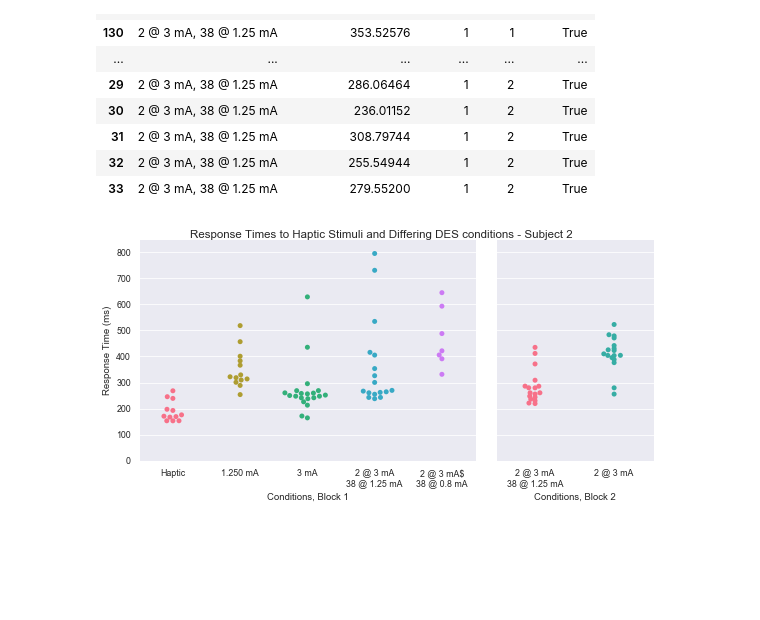
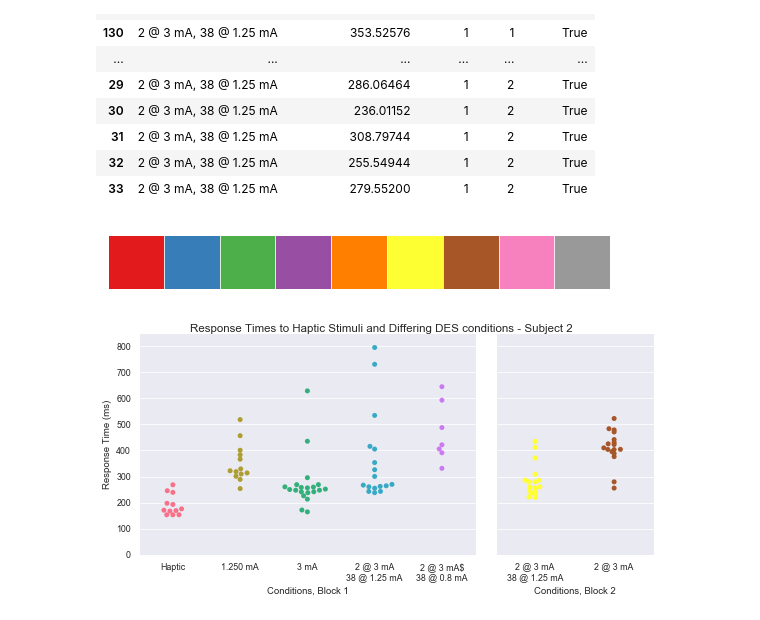
Before and after one commit to davidjuliancaldwell/StimulationResponseTimingPython, a Jupyter notebook: 3ada8b_priming.ipynb, the cells around one changed output. Saved outputs shown, nothing was run; the diff lists cells and outputs as text; code cells hidden in the pictures; blank space fills up the shorter version.

Commit message:
minor changes for colors

```diff
--- a/3ada8b_priming.ipynb
+++ b/3ada8b_priming.ipynb
@@ -138,6 +138,11 @@ dataCleaned[dataCleaned['Experiment'] == '2 @ 3 mA, 38 @ 1.25 mA']
 | 31 | 2 @ 3 mA, 38 @ 1.25 mA | 308.79744 | 1 | 2 | True |
 | 32 | 2 @ 3 mA, 38 @ 1.25 mA | 255.54944 | 1 | 2 | True |
 | 33 | 2 @ 3 mA, 38 @ 1.25 mA | 279.55200 | 1 | 2 | True |
+# %%
+color_pal=sns.choose_colorbrewer_palette('qualitative')
+color_pal_2_v2 = color_pal[5:7]
+# %% [output]
+[figure, added]
 # %%
 
 fig = plt.figure(figsize=(8,4))
@@ -147,7 +152,12 @@ sns.set_context("paper")
 sns.swarmplot('Experiment',"Response Time (ms)",data=dataCleaned[dataCleaned.block == '1'],palette='husl')
 
 ax3 = plt.subplot2grid((1, 3), (0,2 ), colspan=1)
-sns.swarmplot('Experiment',"Response Time (ms)",data=dataCleaned[dataCleaned.block == '2'],palette='husl')
+
+# set the color palette
+
+
+
+sns.swarmplot('Experiment',"Response Time (ms)",data=dataCleaned[dataCleaned.block == '2'],palette=color_pal_2_v2)
 
 ax2.set_xlabel('Conditions, Block 1')
 ax3.set_xlabel('Conditions, Block 2')
@@ -155,33 +165,33 @@ ax3.set_ylabel('')
 ax3.set_yticklabels('')
 ax2.set_title('')
 ax3.set_title('')
 
 figIndividual = plt.gcf()
 
 title = fig.suptitle('Response Times to Haptic Stimuli and Differing DES conditions - Subject 2') # can also get the figure from plt.gcf()
 
 xlab1 = ['Haptic','1.250 mA','3 mA','2 @ 3 mA','2 @ 3 mA$']
 xlab2 = ['','','','38 @ 1.25 mA','38 @ 0.8 mA']
 xlabels = ["{}\n{}".format(x1, x2) for x1, x2, in zip(xlab1,xlab2)]
 
 ax2.set_xticklabels(xlabels)
 
 xlab12 =['2 @ 3 mA','2 @ 3 mA']
 xlab22 =['38 @ 1.25 mA','']
 xlabels2 = ["{}\n{}".format(x1, x2) for x1, x2, in zip(xlab12,xlab22)]
 ax3.set_xticklabels(xlabels2)
 
 ax2.set_ylim([0,850])
 ax3.set_ylim([0,850])
 
 plt.tight_layout()
 
 saveFig = 1
 if saveFig:
     figIndividual.savefig('3ada8b_priming_RT_CP_paper.svg', dpi=600,bbox_inches='tight')
     figIndividual.savefig('3ada8b_priming_RT_CP_paper.png', dpi=600,bbox_inches='tight')
     figIndividual.savefig('3ada8b_priming_RT_CP_paper.eps', dpi=600,bbox_inches='tight')
 # %% [output]
-[figure, old version]
+[figure, new version]
 # %%
 dataCleaned.to_csv('3ada8b_priming.csv',index=False)
```
